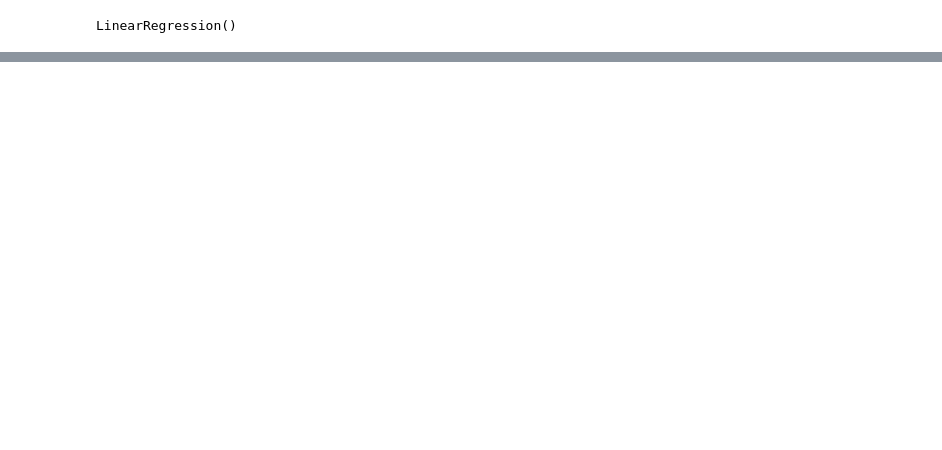
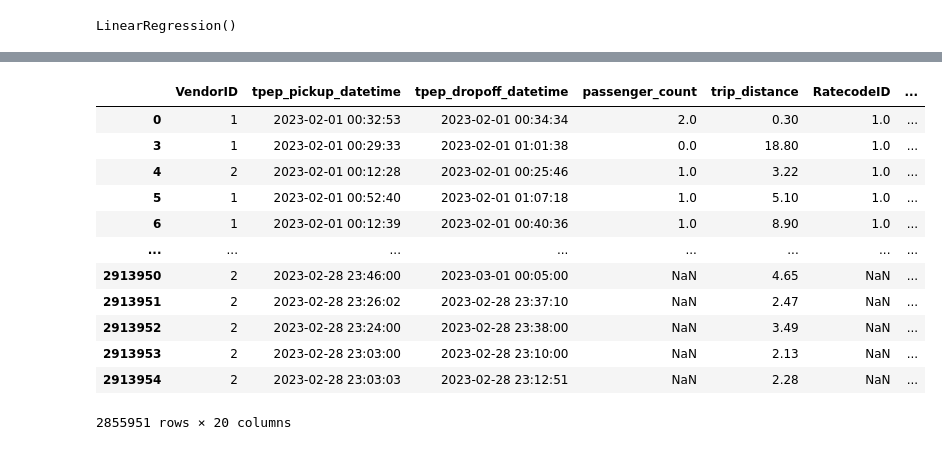
Before and after one commit to HenrySpeaker/dtc-mlops-zoomcamp, a Jupyter notebook: 01-intro/homework-1.ipynb, the cells around one changed output, grey strips where cells are left out. Saved outputs shown, nothing was run; the diff lists cells and outputs as text; code cells hidden in the pictures; blank space fills up the shorter version.

```diff
--- a/01-intro/homework-1.ipynb
+++ b/01-intro/homework-1.ipynb
@@ -224,6 +231,5 @@ def read_dataframe(url):
 
     return df
 # %%
-df_validate = pd.read_parquet('https://d37ci6vzurychx.cloudfront.net/trip-data/yellow_tripdata_2023-02.parquet')
+# df_validate = pd.read_parquet('https://d37ci6vzurychx.cloudfront.net/trip-data/yellow_tripdata_2023-02.parquet')
+df_validate = read_dataframe('https://d37ci6vzurychx.cloudfront.net/trip-data/yellow_tripdata_2023-02.parquet')
-# %%
-df_validate["duration"] = df_validate.tpep_dropoff_datetime - df_validate.tpep_pickup_datetime
@@ -247,0 +236,16 @@ df = df[(df.duration >= 1) & (df.duration <= 60)]
+# %%
+df_validate
+# %% [output]
+|  | VendorID | tpep_pickup_datetime | tpep_dropoff_datetime | passenger_count | trip_distance | RatecodeID | ... |
+| 0 | 1 | 2023-02-01 00:32:53 | 2023-02-01 00:34:34 | 2.0 | 0.30 | 1.0 | ... |
+| 3 | 1 | 2023-02-01 00:29:33 | 2023-02-01 01:01:38 | 0.0 | 18.80 | 1.0 | ... |
+| 4 | 2 | 2023-02-01 00:12:28 | 2023-02-01 00:25:46 | 1.0 | 3.22 | 1.0 | ... |
+| 5 | 1 | 2023-02-01 00:52:40 | 2023-02-01 01:07:18 | 1.0 | 5.10 | 1.0 | ... |
+| 6 | 1 | 2023-02-01 00:12:39 | 2023-02-01 00:40:36 | 1.0 | 8.90 | 1.0 | ... |
+| ... | ... | ... | ... | ... | ... | ... | ... |
+| 2913950 | 2 | 2023-02-28 23:46:00 | 2023-03-01 00:05:00 | NaN | 4.65 | NaN | ... |
+| 2913951 | 2 | 2023-02-28 23:26:02 | 2023-02-28 23:37:10 | NaN | 2.47 | NaN | ... |
+| 2913952 | 2 | 2023-02-28 23:24:00 | 2023-02-28 23:38:00 | NaN | 3.49 | NaN | ... |
+| 2913953 | 2 | 2023-02-28 23:03:00 | 2023-02-28 23:10:00 | NaN | 2.13 | NaN | ... |
+| 2913954 | 2 | 2023-02-28 23:03:03 | 2023-02-28 23:12:51 | NaN | 2.28 | NaN | ... |
+2855951 rows × 20 columns
```
Also changed, not shown: parts of 17 cells of this notebook.
